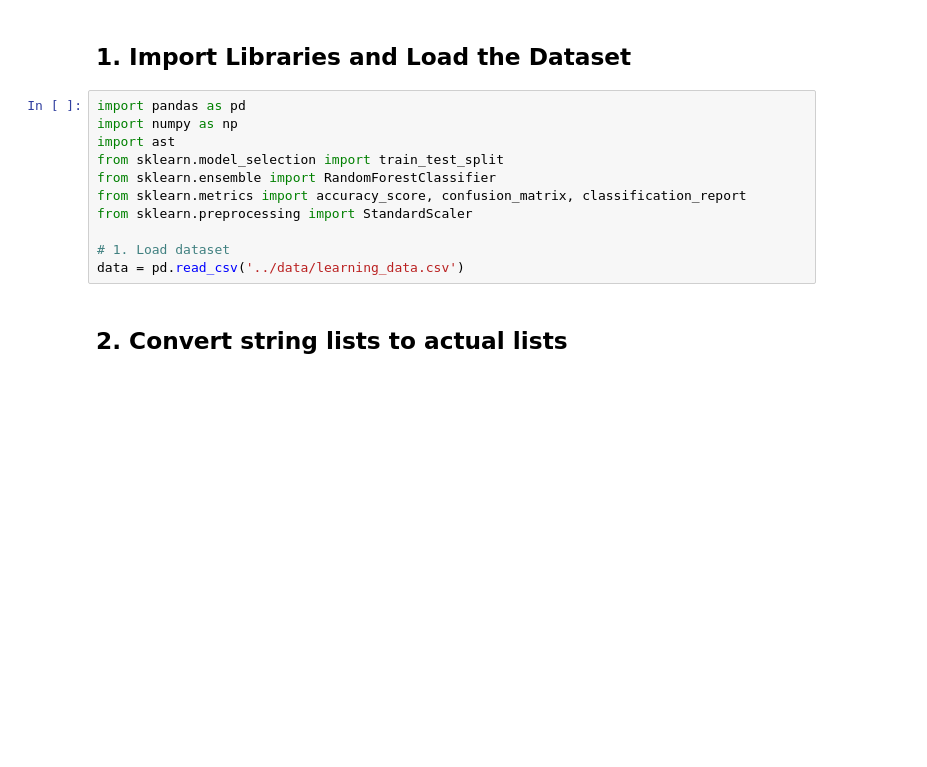
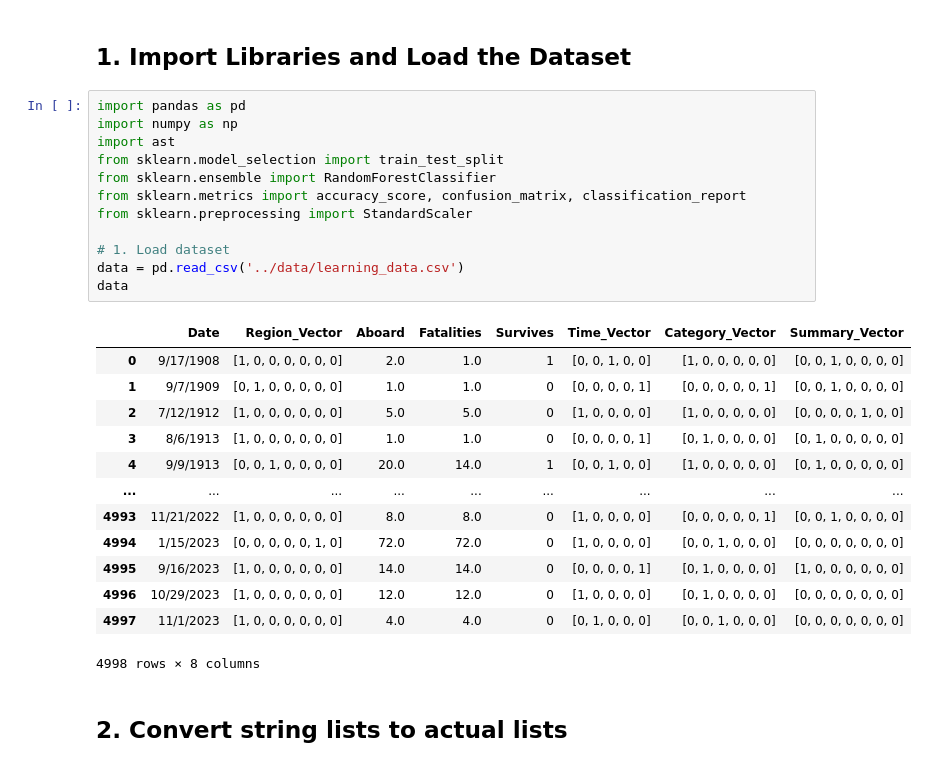
Before and after one commit to Janspitoy/AirplaneCrashes, a Jupyter notebook: notebooks/model-training.ipynb, the cells around one changed output. Drawn from its saved outputs; the diff is of its cells as text; blank space fills up the shorter version.

```diff
--- a/notebooks/model-training.ipynb
+++ b/notebooks/model-training.ipynb
@@ -5,14 +5,29 @@
 # %%
 import pandas as pd
 import numpy as np
 import ast
 from sklearn.model_selection import train_test_split
 from sklearn.ensemble import RandomForestClassifier
 from sklearn.metrics import accuracy_score, confusion_matrix, classification_report
 from sklearn.preprocessing import StandardScaler
 
 # 1. Load dataset
 data = pd.read_csv('../data/learning_data.csv')
+data
+# %% [output]
+|  | Date | Region_Vector | Aboard | Fatalities | Survives | Time_Vector | Category_Vector | Summary_Vector |
+| 0 | 9/17/1908 | [1, 0, 0, 0, 0, 0, 0] | 2.0 | 1.0 | 1 | [0, 0, 1, 0, 0] | [1, 0, 0, 0, 0, 0] | [0, 0, 1, 0, 0, 0, 0] |
+| 1 | 9/7/1909 | [0, 1, 0, 0, 0, 0, 0] | 1.0 | 1.0 | 0 | [0, 0, 0, 0, 1] | [0, 0, 0, 0, 0, 1] | [0, 0, 1, 0, 0, 0, 0] |
+| 2 | 7/12/1912 | [1, 0, 0, 0, 0, 0, 0] | 5.0 | 5.0 | 0 | [1, 0, 0, 0, 0] | [1, 0, 0, 0, 0, 0] | [0, 0, 0, 0, 1, 0, 0] |
+| 3 | 8/6/1913 | [1, 0, 0, 0, 0, 0, 0] | 1.0 | 1.0 | 0 | [0, 0, 0, 0, 1] | [0, 1, 0, 0, 0, 0] | [0, 1, 0, 0, 0, 0, 0] |
+| 4 | 9/9/1913 | [0, 0, 1, 0, 0, 0, 0] | 20.0 | 14.0 | 1 | [0, 0, 1, 0, 0] | [1, 0, 0, 0, 0, 0] | [0, 1, 0, 0, 0, 0, 0] |
+| ... | ... | ... | ... | ... | ... | ... | ... | ... |
+| 4993 | 11/21/2022 | [1, 0, 0, 0, 0, 0, 0] | 8.0 | 8.0 | 0 | [1, 0, 0, 0, 0] | [0, 0, 0, 0, 0, 1] | [0, 0, 1, 0, 0, 0, 0] |
+| 4994 | 1/15/2023 | [0, 0, 0, 0, 0, 1, 0] | 72.0 | 72.0 | 0 | [1, 0, 0, 0, 0] | [0, 0, 1, 0, 0, 0] | [0, 0, 0, 0, 0, 0, 0] |
+| 4995 | 9/16/2023 | [1, 0, 0, 0, 0, 0, 0] | 14.0 | 14.0 | 0 | [0, 0, 0, 0, 1] | [0, 1, 0, 0, 0, 0] | [1, 0, 0, 0, 0, 0, 0] |
+| 4996 | 10/29/2023 | [1, 0, 0, 0, 0, 0, 0] | 12.0 | 12.0 | 0 | [1, 0, 0, 0, 0] | [0, 1, 0, 0, 0, 0] | [0, 0, 0, 0, 0, 0, 0] |
+| 4997 | 11/1/2023 | [1, 0, 0, 0, 0, 0, 0] | 4.0 | 4.0 | 0 | [0, 1, 0, 0, 0] | [0, 0, 1, 0, 0, 0] | [0, 0, 0, 0, 0, 0, 0] |
+4998 rows × 8 columns
 # %% [markdown]
 ## 2. Convert string lists to actual lists
 # %%
```
Also changed, not shown: parts of 7 cells of this notebook.
